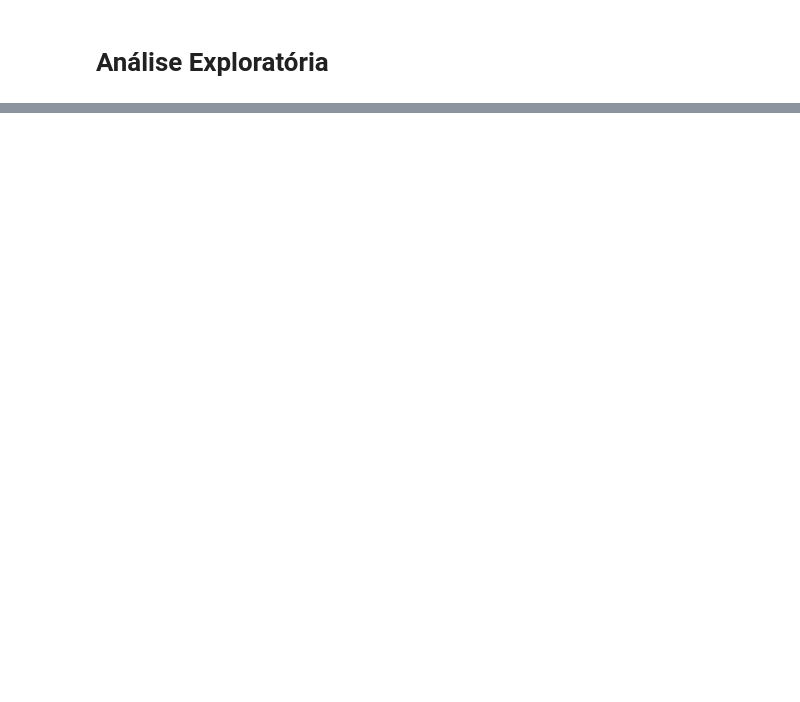
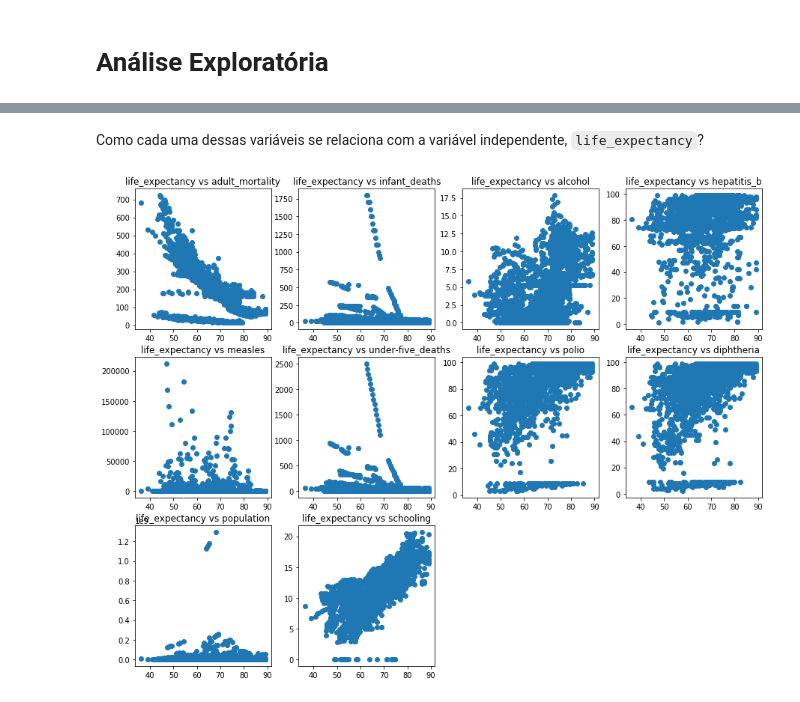
Before and after one commit to juliatiemi/icd-final-project, a Jupyter notebook: ProjetoFinalICD.ipynb, the cells around one changed output, grey strips where cells are left out. Saved outputs shown, nothing was run; the diff lists cells and outputs as text; code cells hidden in the pictures; blank space fills up the shorter version.

```diff
--- a/ProjetoFinalICD.ipynb
+++ b/ProjetoFinalICD.ipynb
@@ -153,0 +177,13 @@ expectativa_de_vida.describe()
+# %% [markdown]
+Como cada uma dessas variáveis se relaciona com a variável independente, `life_expectancy`?
+# %%
+plt.figure(figsize=(15,20))
+
+for i in range(len(continuous_vars)):
+    plt.subplot(5,4,i+1)
+    plt.scatter(expectativa_de_vida['life_expectancy'], expectativa_de_vida[continuous_vars[i]])
+    plt.title('life_expectancy vs ' + continuous_vars[i])
+
+plt.show()
+# %% [output]
+[figure, added]
```
Also changed, not shown: parts of 7 cells of this notebook.
